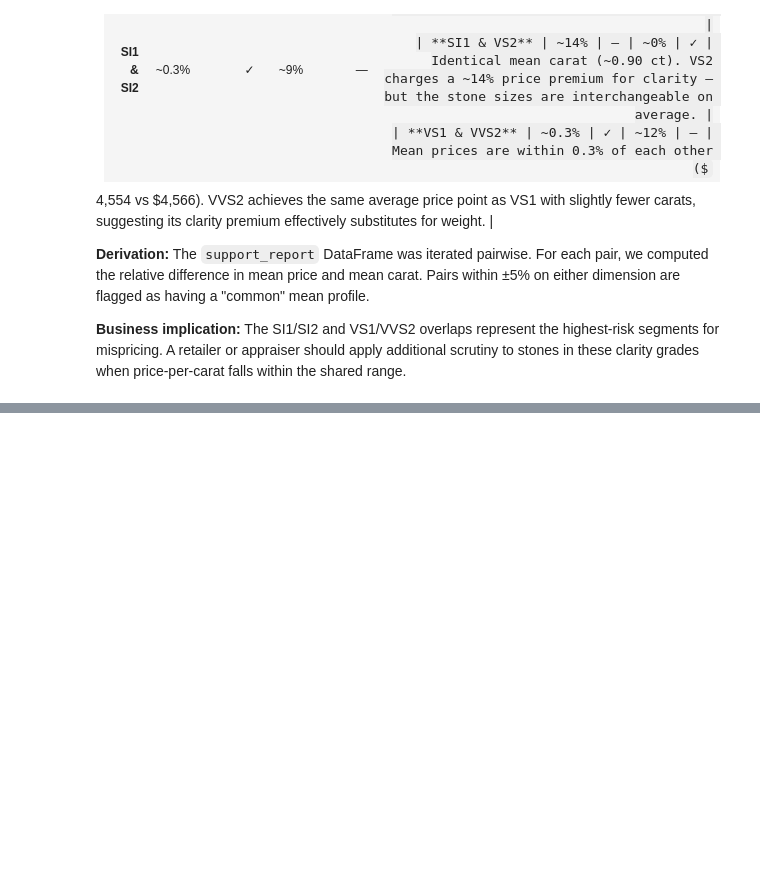
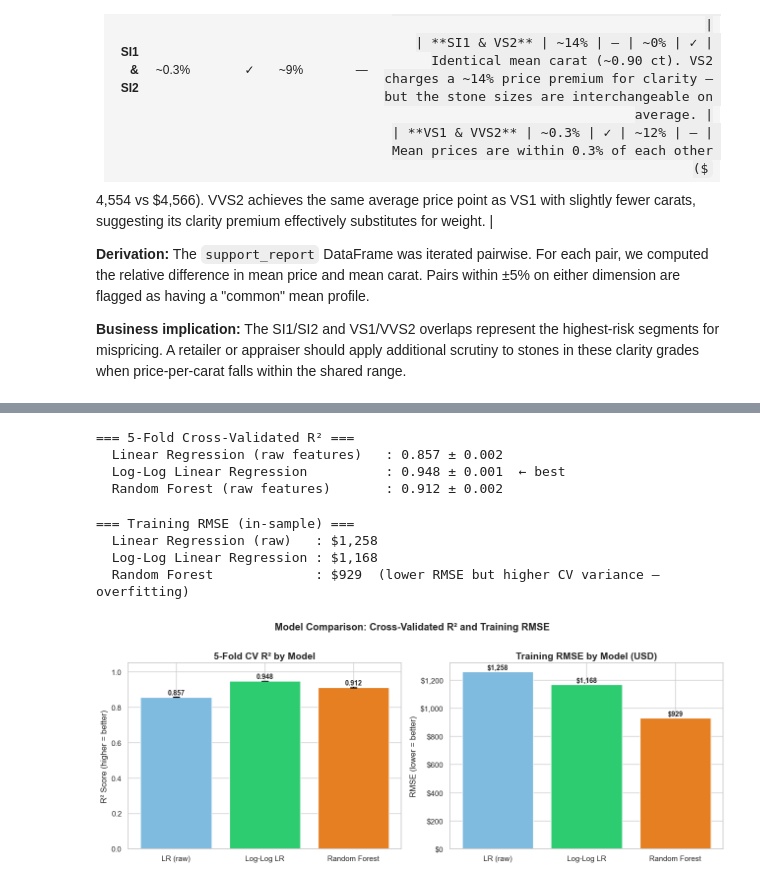
Before and after one commit to akaseahawk/wilcore-interview-DS2, a Jupyter notebook: diamond_analysis.ipynb, the cells around one changed output, grey strips where cells are left out. Drawn from its saved outputs; the diff is of its cells as text; code cells hidden in the pictures; some formulas as TeX source; blank space fills up the shorter version.

```diff
--- a/diamond_analysis.ipynb
+++ b/diamond_analysis.ipynb
@@ -668,0 +802,79 @@ despite the clarity grade difference.
+# %%
+# 5-fold cross-validation for all three models
+kf = KFold(n_splits=5, shuffle=True, random_state=42)
+
+lr_raw = LinearRegression()
+lr_log = LinearRegression()
+rf     = RandomForestRegressor(n_estimators=100, random_state=42, n_jobs=-1)
+
+# R² scores via cross-validation
+cv_r2_lr_raw = cross_val_score(lr_raw, X_raw, y_raw, cv=kf, scoring='r2')
+cv_r2_lr_log = cross_val_score(lr_log, X_log, y_log, cv=kf, scoring='r2')
+cv_r2_rf     = cross_val_score(rf,     X_raw, y_raw, cv=kf, scoring='r2')
+
+print("=== 5-Fold Cross-Validated R² ===")
+print(f"  Linear Regression (raw features)   : {cv_r2_lr_raw.mean():.3f} ± {cv_r2_lr_raw.std():.3f}")
+print(f"  Log-Log Linear Regression          : {cv_r2_lr_log.mean():.3f} ± {cv_r2_lr_log.std():.3f}  ← best")
+print(f"  Random Forest (raw features)       : {cv_r2_rf.mean():.3f} ± {cv_r2_rf.std():.3f}")
+# %% [output]
+=== 5-Fold Cross-Validated R² ===
+  Linear Regression (raw features)   : 0.857 ± 0.002
+  Log-Log Linear Regression          : 0.948 ± 0.001  ← best
+  Random Forest (raw features)       : 0.912 ± 0.002
+# %%
+# Fit all models on the full dataset for RMSE and residual analysis
+lr_raw.fit(X_raw, y_raw)
+lr_log.fit(X_log, y_log)
+rf.fit(X_raw, y_raw)
+
+# Back-transform log predictions to dollar space for RMSE comparison
+preds_lr_raw = lr_raw.predict(X_raw)
+preds_lr_log = np.exp(lr_log.predict(X_log))   # exponentiate to return to dollar space
+preds_rf     = rf.predict(X_raw)
+
+rmse_lr_raw = np.sqrt(mean_squared_error(y_raw, preds_lr_raw))
+rmse_lr_log = np.sqrt(mean_squared_error(y_raw, preds_lr_log))
+rmse_rf     = np.sqrt(mean_squared_error(y_raw, preds_rf))
+
+print("=== Training RMSE (in-sample) ===")
+print(f"  Linear Regression (raw)   : ${rmse_lr_raw:,.0f}")
+print(f"  Log-Log Linear Regression : ${rmse_lr_log:,.0f}")
+print(f"  Random Forest             : ${rmse_rf:,.0f}  (lower RMSE but higher CV variance — overfitting)")
+
+# Bar chart comparing models
+fig, axes = plt.subplots(1, 2, figsize=(13, 5))
+
+models      = ['LR (raw)', 'Log-Log LR', 'Random Forest']
+cv_r2_means = [cv_r2_lr_raw.mean(), cv_r2_lr_log.mean(), cv_r2_rf.mean()]
+cv_r2_stds  = [cv_r2_lr_raw.std(),  cv_r2_lr_log.std(),  cv_r2_rf.std()]
+rmses       = [rmse_lr_raw, rmse_lr_log, rmse_rf]
+colors      = ['#7fbbdf', '#2ecc71', '#e67e22']
+
+# CV R² comparison
+bars = axes[0].bar(models, cv_r2_means, color=colors, edgecolor='white', yerr=cv_r2_stds,
+                   capsize=5, error_kw=dict(elinewidth=1.5))
+for bar, val in zip(bars, cv_r2_means):
+    axes[0].text(bar.get_x() + bar.get_width()/2, bar.get_height() + 0.005,
+                 f'{val:.3f}', ha='center', va='bottom', fontsize=10, fontweight='bold')
+axes[0].set_title('5-Fold CV R² by Model', fontweight='bold')
+axes[0].set_ylabel('R² Score (higher = better)')
+axes[0].set_ylim(0, 1.05)
+
+# RMSE comparison
+bars2 = axes[1].bar(models, rmses, color=colors, edgecolor='white')
+for bar, val in zip(bars2, rmses):
+    axes[1].text(bar.get_x() + bar.get_width()/2, bar.get_height() + 5,
+                 f'${val:,.0f}', ha='center', va='bottom', fontsize=10, fontweight='bold')
+axes[1].set_title('Training RMSE by Model (USD)', fontweight='bold')
+axes[1].set_ylabel('RMSE (lower = better)')
+axes[1].yaxis.set_major_formatter(mticker.FuncFormatter(lambda x, _: f'${int(x):,}'))
+
+plt.suptitle('Model Comparison: Cross-Validated R² and Training RMSE', fontweight='bold', y=1.01)
+plt.tight_layout()
+plt.show()
+# %% [output]
+=== Training RMSE (in-sample) ===
+  Linear Regression (raw)   : $1,258
+  Log-Log Linear Regression : $1,168
+  Random Forest             : $929  (lower RMSE but higher CV variance — overfitting)
+[figure, added]
```
Also changed, not shown: parts of 19 cells of this notebook, 1 other file.
